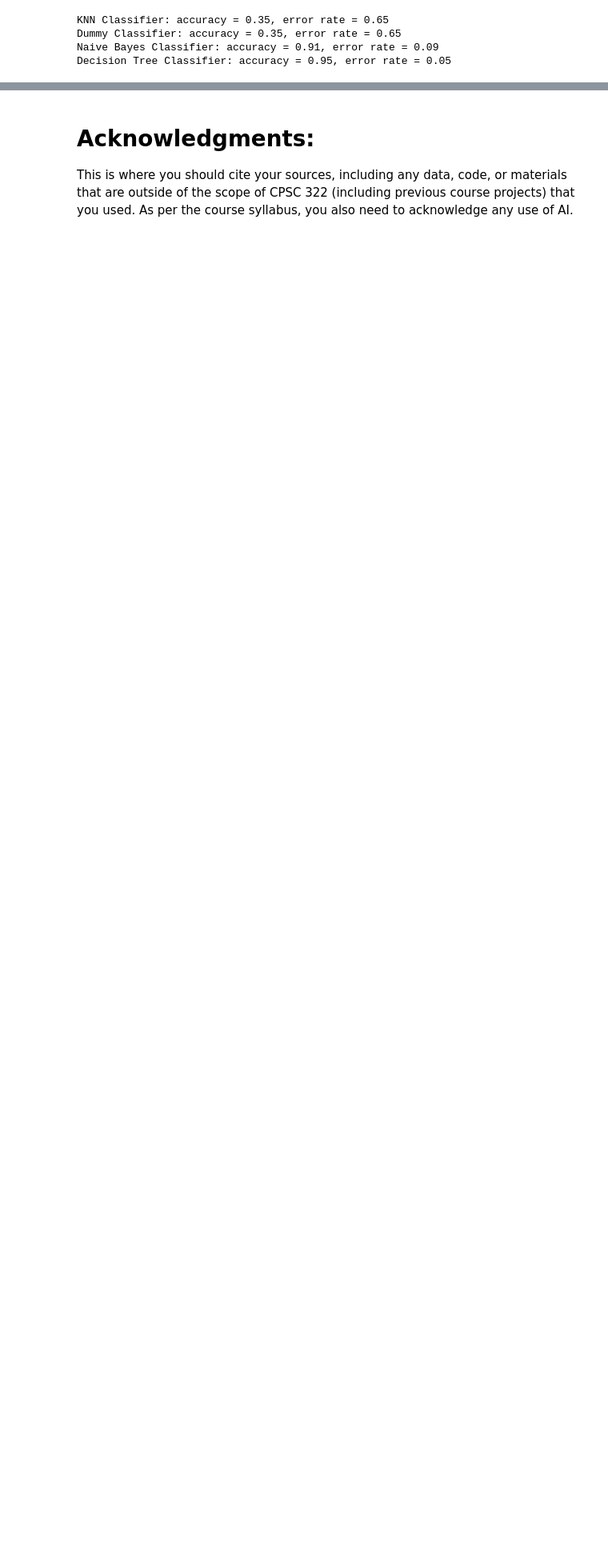
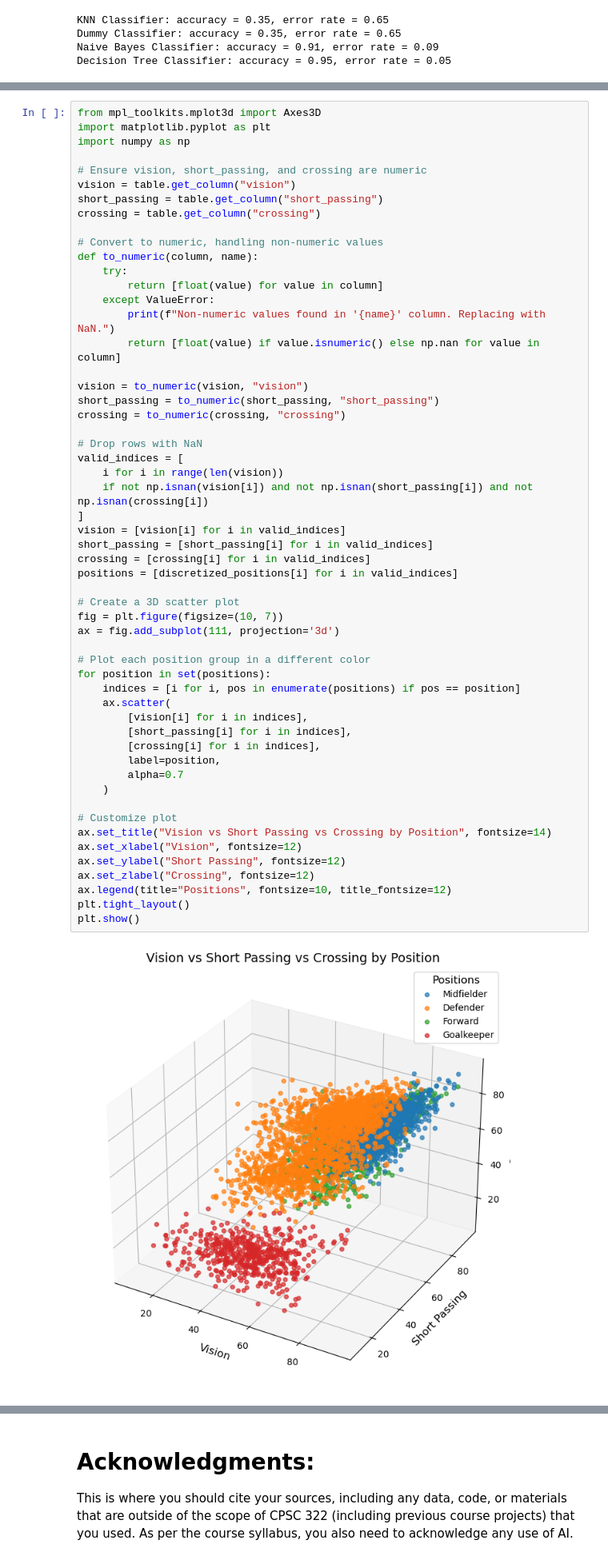
Before and after one commit to HarrisonRS23/CPSC322-Final-Project, a Jupyter notebook: TechnicalReport.ipynb, the cells around one changed output, grey strips where cells are left out. Shown at 80% size. Saved outputs shown, nothing was run; the diff lists cells and outputs as text; blank space fills up the shorter version.

```diff
--- a/TechnicalReport.ipynb
+++ b/TechnicalReport.ipynb
@@ -267,3 +342,60 @@ N: 5667, M: 10, F: 20, Accuracy: 0.9710
+# %%
+from mpl_toolkits.mplot3d import Axes3D
+import matplotlib.pyplot as plt
+import numpy as np
+
+# Ensure vision, short_passing, and crossing are numeric
+vision = table.get_column("vision")
+short_passing = table.get_column("short_passing")
+crossing = table.get_column("crossing")
+
+# Convert to numeric, handling non-numeric values
+def to_numeric(column, name):
+    try:
+        return [float(value) for value in column]
+    except ValueError:
+        print(f"Non-numeric values found in '{name}' column. Replacing with NaN.")
+        return [float(value) if value.isnumeric() else np.nan for value in column]
+
+vision = to_numeric(vision, "vision")
+short_passing = to_numeric(short_passing, "short_passing")
+crossing = to_numeric(crossing, "crossing")
+
+# Drop rows with NaN
+valid_indices = [
+    i for i in range(len(vision))
+    if not np.isnan(vision[i]) and not np.isnan(short_passing[i]) and not np.isnan(crossing[i])
+]
+vision = [vision[i] for i in valid_indices]
+short_passing = [short_passing[i] for i in valid_indices]
+crossing = [crossing[i] for i in valid_indices]
+positions = [discretized_positions[i] for i in valid_indices]
+
+# Create a 3D scatter plot
+fig = plt.figure(figsize=(10, 7))
+ax = fig.add_subplot(111, projection='3d')
+
+# Plot each position group in a different color
+for position in set(positions):
+    indices = [i for i, pos in enumerate(positions) if pos == position]
+    ax.scatter(
+        [vision[i] for i in indices],
+        [short_passing[i] for i in indices],
+        [crossing[i] for i in indices],
+        label=position,
+        alpha=0.7
+    )
+
+# Customize plot
+ax.set_title("Vision vs Short Passing vs Crossing by Position", fontsize=14)
+ax.set_xlabel("Vision", fontsize=12)
+ax.set_ylabel("Short Passing", fontsize=12)
+ax.set_zlabel("Crossing", fontsize=12)
+ax.legend(title="Positions", fontsize=10, title_fontsize=12)
+plt.tight_layout()
+plt.show()
+# %% [output]
+[figure, added]
 # %% [markdown]
 # Introduction:
 
```
Also changed, not shown: parts of 5 cells of this notebook.
